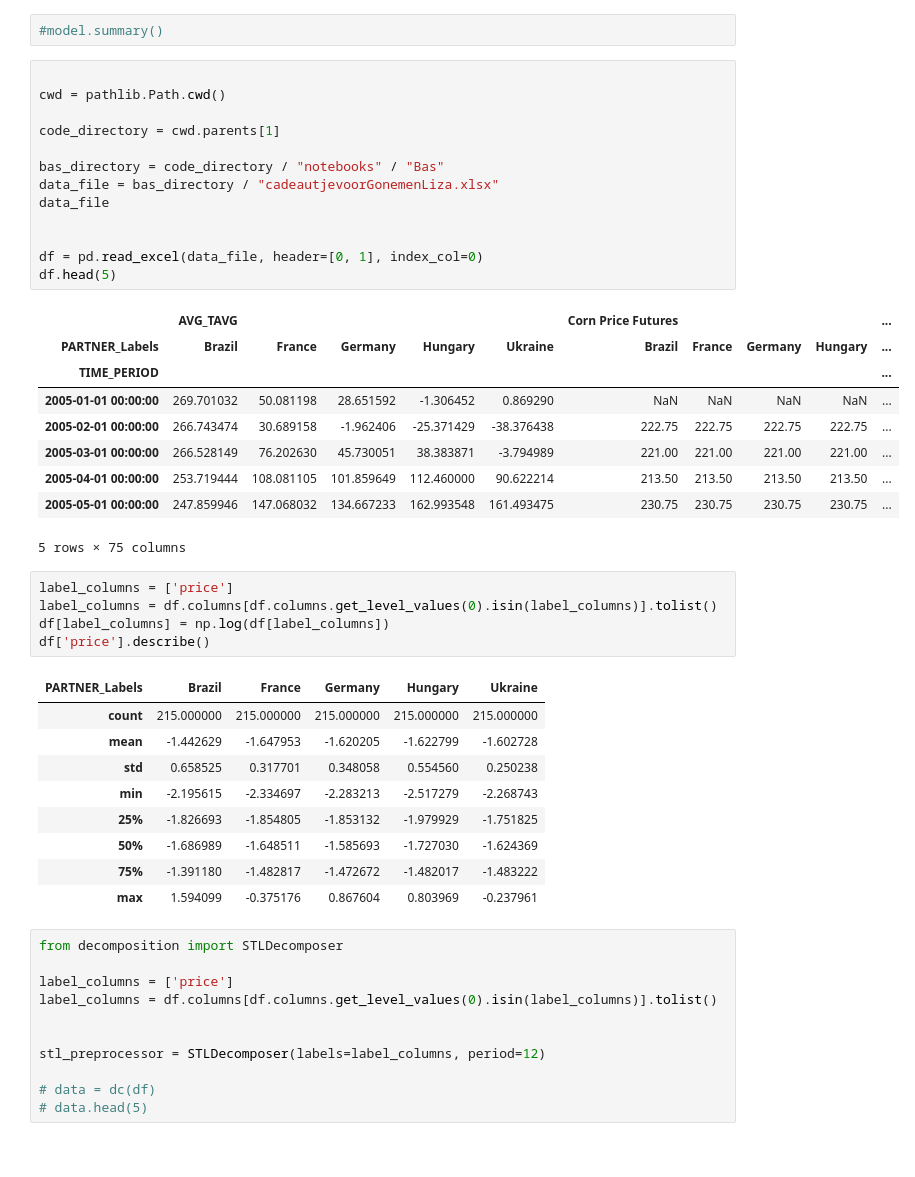
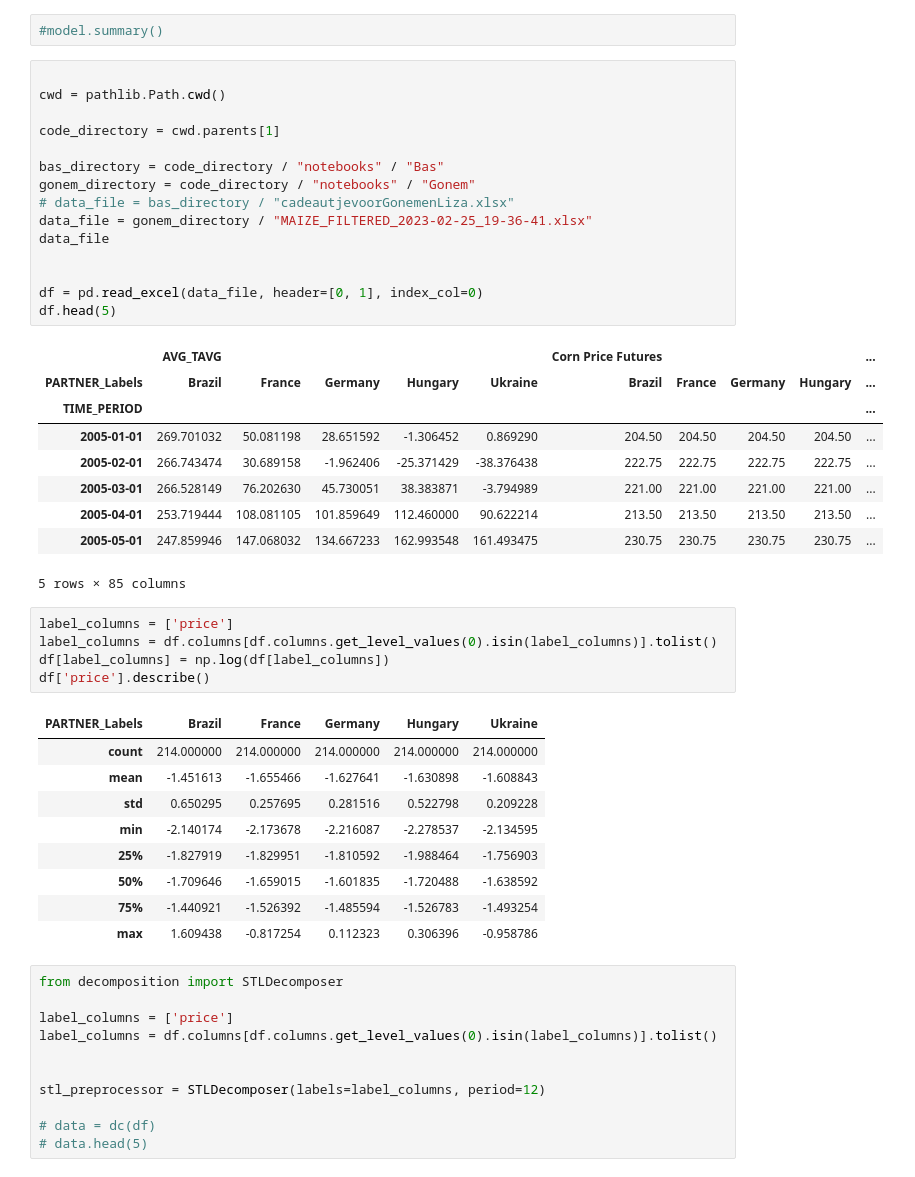
Before and after one commit to Gogonemnem/erasmus-university-rotterdam-assignments, a Jupyter notebook: code/notebooks/Gonem/model.ipynb, the cells around one changed output. Saved outputs shown, nothing was run; the diff lists cells and outputs as text.

```diff
--- a/code/notebooks/Gonem/model.ipynb
+++ b/code/notebooks/Gonem/model.ipynb
@@ -69,26 +69,28 @@ class IterativeFilterCallback(tf.keras.callbacks.Callback):
 # %%
 
 cwd = pathlib.Path.cwd()
 
 code_directory = cwd.parents[1]
 
 bas_directory = code_directory / "notebooks" / "Bas"
-data_file = bas_directory / "cadeautjevoorGonemenLiza.xlsx"
+gonem_directory = code_directory / "notebooks" / "Gonem"
+# data_file = bas_directory / "cadeautjevoorGonemenLiza.xlsx"
+data_file = gonem_directory / "MAIZE_FILTERED_2023-02-25_19-36-41.xlsx"
 data_file
 
 
 df = pd.read_excel(data_file, header=[0, 1], index_col=0)
 df.head(5)
 # %% [output]
 |  | AVG_TAVG |  |  |  |  | Corn Price Futures |  |  |  | ... |
 | PARTNER_Labels | Brazil | France | Germany | Hungary | Ukraine | Brazil | France | Germany | Hungary | ... |
 | TIME_PERIOD |  |  |  |  |  |  |  |  |  | ... |
-| 2005-01-01 00:00:00 | 269.701032 | 50.081198 | 28.651592 | -1.306452 | 0.869290 | NaN | NaN | NaN | NaN | ... |
-| 2005-02-01 00:00:00 | 266.743474 | 30.689158 | -1.962406 | -25.371429 | -38.376438 | 222.75 | 222.75 | 222.75 | 222.75 | ... |
-| 2005-03-01 00:00:00 | 266.528149 | 76.202630 | 45.730051 | 38.383871 | -3.794989 | 221.00 | 221.00 | 221.00 | 221.00 | ... |
-| 2005-04-01 00:00:00 | 253.719444 | 108.081105 | 101.859649 | 112.460000 | 90.622214 | 213.50 | 213.50 | 213.50 | 213.50 | ... |
-| 2005-05-01 00:00:00 | 247.859946 | 147.068032 | 134.667233 | 162.993548 | 161.493475 | 230.75 | 230.75 | 230.75 | 230.75 | ... |
+| 2005-01-01 | 269.701032 | 50.081198 | 28.651592 | -1.306452 | 0.869290 | 204.50 | 204.50 | 204.50 | 204.50 | ... |
+| 2005-02-01 | 266.743474 | 30.689158 | -1.962406 | -25.371429 | -38.376438 | 222.75 | 222.75 | 222.75 | 222.75 | ... |
+| 2005-03-01 | 266.528149 | 76.202630 | 45.730051 | 38.383871 | -3.794989 | 221.00 | 221.00 | 221.00 | 221.00 | ... |
+| 2005-04-01 | 253.719444 | 108.081105 | 101.859649 | 112.460000 | 90.622214 | 213.50 | 213.50 | 213.50 | 213.50 | ... |
+| 2005-05-01 | 247.859946 | 147.068032 | 134.667233 | 162.993548 | 161.493475 | 230.75 | 230.75 | 230.75 | 230.75 | ... |
-5 rows × 75 columns
+5 rows × 85 columns
 # %%
 label_columns = ['price']
 label_columns = df.columns[df.columns.get_level_values(0).isin(label_columns)].tolist()
@@ -96,14 +98,14 @@ df[label_columns] = np.log(df[label_columns])
 df['price'].describe()
 # %% [output]
 | PARTNER_Labels | Brazil | France | Germany | Hungary | Ukraine |
-| count | 215.000000 | 215.000000 | 215.000000 | 215.000000 | 215.000000 |
-| mean | -1.442629 | -1.647953 | -1.620205 | -1.622799 | -1.602728 |
-| std | 0.658525 | 0.317701 | 0.348058 | 0.554560 | 0.250238 |
-| min | -2.195615 | -2.334697 | -2.283213 | -2.517279 | -2.268743 |
-| 25% | -1.826693 | -1.854805 | -1.853132 | -1.979929 | -1.751825 |
-| 50% | -1.686989 | -1.648511 | -1.585693 | -1.727030 | -1.624369 |
-| 75% | -1.391180 | -1.482817 | -1.472672 | -1.482017 | -1.483222 |
-| max | 1.594099 | -0.375176 | 0.867604 | 0.803969 | -0.237961 |
+| count | 214.000000 | 214.000000 | 214.000000 | 214.000000 | 214.000000 |
+| mean | -1.451613 | -1.655466 | -1.627641 | -1.630898 | -1.608843 |
+| std | 0.650295 | 0.257695 | 0.281516 | 0.522798 | 0.209228 |
+| min | -2.140174 | -2.173678 | -2.216087 | -2.278537 | -2.134595 |
+| 25% | -1.827919 | -1.829951 | -1.810592 | -1.988464 | -1.756903 |
+| 50% | -1.709646 | -1.659015 | -1.601835 | -1.720488 | -1.638592 |
+| 75% | -1.440921 | -1.526392 | -1.485594 | -1.526783 | -1.493254 |
+| max | 1.609438 | -0.817254 | 0.112323 | 0.306396 | -0.958786 |
 # %%
 from decomposition import STLDecomposer
 
```
Also changed, not shown: parts of 17 cells of this notebook, 1 other file.
